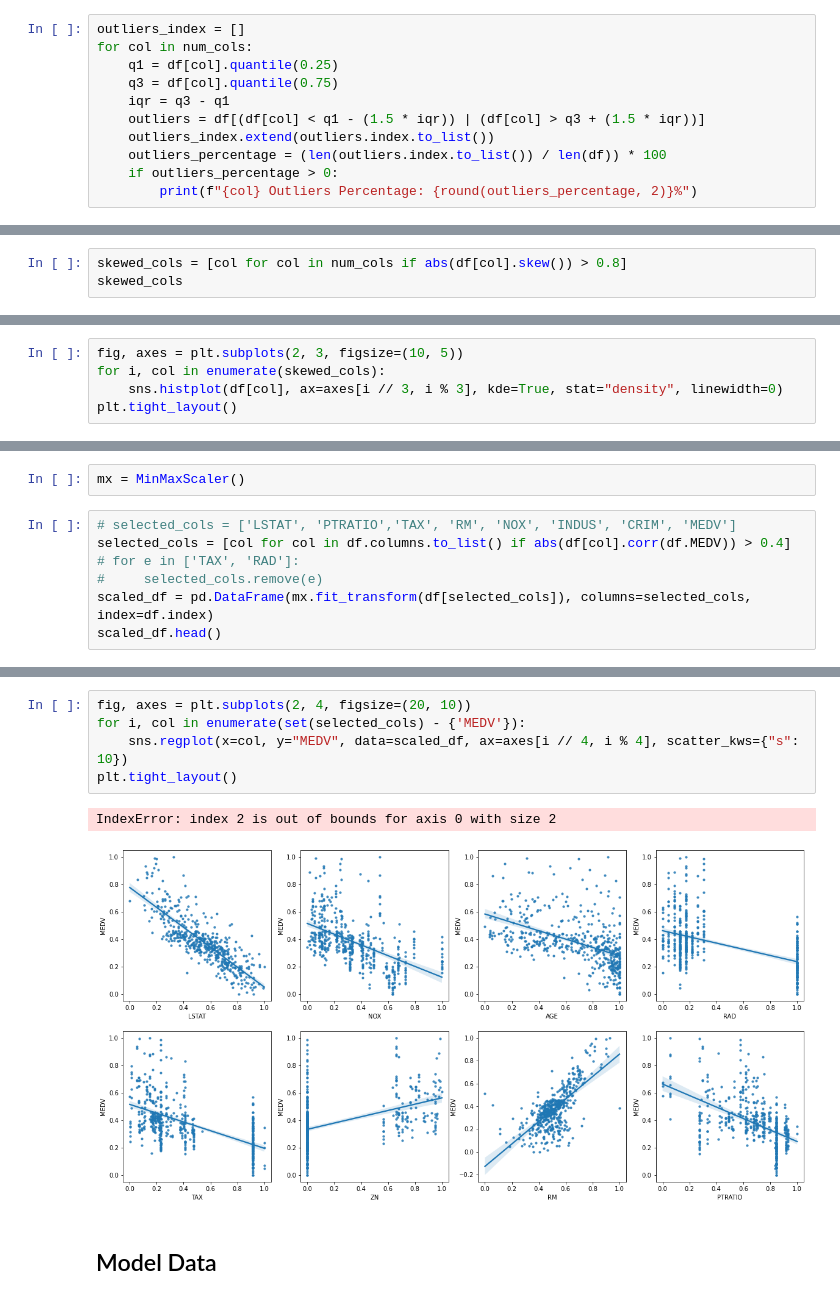
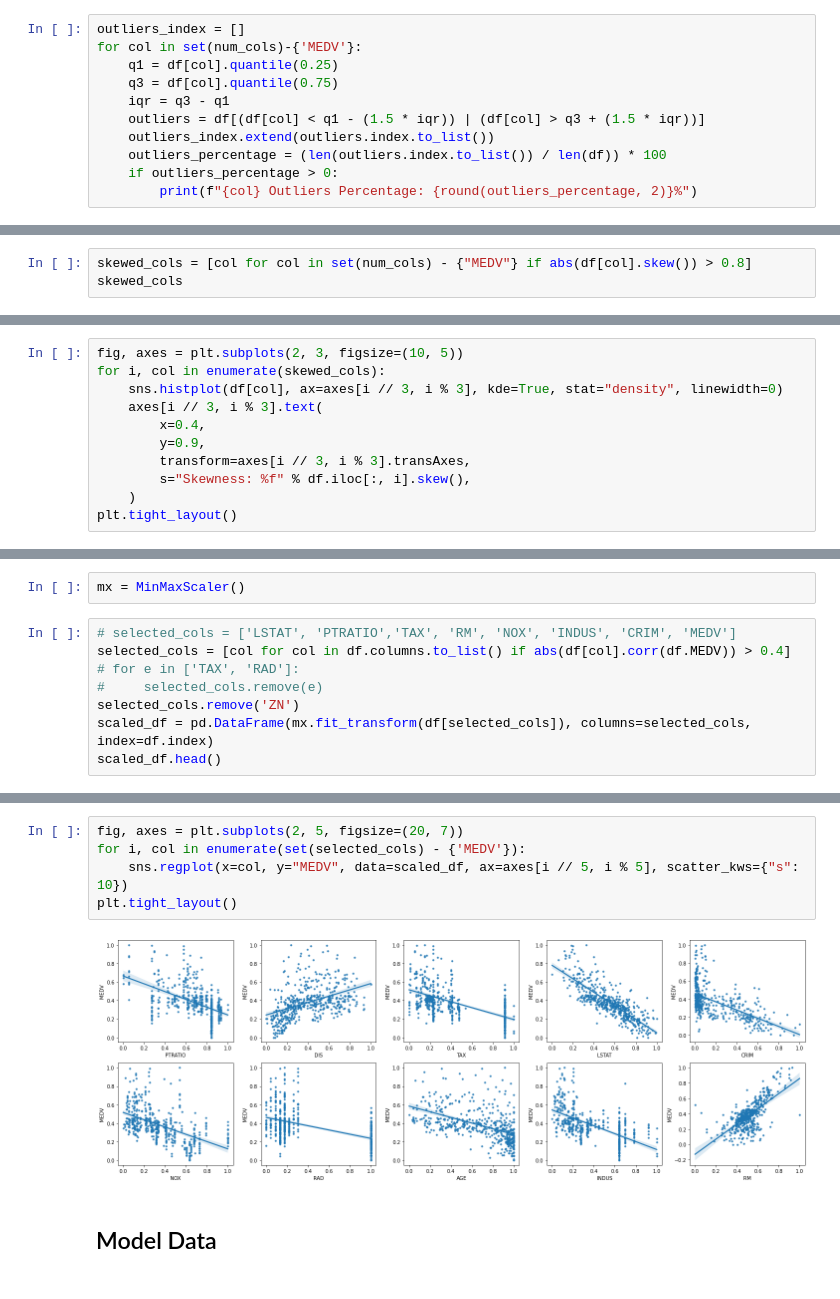
Before and after one commit to edutjie/Machine-Learning-Indonesia.AI, a Jupyter notebook: assignments/EduardusTjitrahardja_A2_batch17.ipynb, the cells around one changed output, grey strips where cells are left out. Drawn from its saved outputs; the diff is of its cells as text.

```diff
--- a/assignments/EduardusTjitrahardja_A2_batch17.ipynb
+++ b/assignments/EduardusTjitrahardja_A2_batch17.ipynb
@@ -156,6 +152,6 @@ len(df)
 # %%
 outliers_index = []
-for col in num_cols:
+for col in set(num_cols)-{'MEDV'}:
     q1 = df[col].quantile(0.25)
     q3 = df[col].quantile(0.75)
     iqr = q3 - q1
@@ -191,6 +186,6 @@ Shape after dropping outliers: (490, 14)
 # %% [markdown]
 ### Fix Skewness
 # %%
-skewed_cols = [col for col in num_cols if abs(df[col].skew()) > 0.8]
+skewed_cols = [col for col in set(num_cols) - {"MEDV"} if abs(df[col].skew()) > 0.8]
 skewed_cols
 # %% [output]
@@ -202,5 +197,11 @@ for col in skewed_cols:
 fig, axes = plt.subplots(2, 3, figsize=(10, 5))
 for i, col in enumerate(skewed_cols):
     sns.histplot(df[col], ax=axes[i // 3, i % 3], kde=True, stat="density", linewidth=0)
+    axes[i // 3, i % 3].text(
+        x=0.4,
+        y=0.9,
+        transform=axes[i // 3, i % 3].transAxes,
+        s="Skewness: %f" % df.iloc[:, i].skew(),
+    )
 plt.tight_layout()
 # %% [output]
@@ -232,6 +233,7 @@ mx = MinMaxScaler()
 selected_cols = [col for col in df.columns.to_list() if abs(df[col].corr(df.MEDV)) > 0.4]
 # for e in ['TAX', 'RAD']:
 #     selected_cols.remove(e)
+selected_cols.remove('ZN')
 scaled_df = pd.DataFrame(mx.fit_transform(df[selected_cols]), columns=selected_cols, index=df.index)
 scaled_df.head()
 # %% [output]
@@ -244,11 +246,10 @@ scaled_df.head()
 # %%
-fig, axes = plt.subplots(2, 4, figsize=(20, 10))
+fig, axes = plt.subplots(2, 5, figsize=(20, 7))
 for i, col in enumerate(set(selected_cols) - {'MEDV'}):
-    sns.regplot(x=col, y="MEDV", data=scaled_df, ax=axes[i // 4, i % 4], scatter_kws={"s": 10})
+    sns.regplot(x=col, y="MEDV", data=scaled_df, ax=axes[i // 5, i % 5], scatter_kws={"s": 10})
 plt.tight_layout()
 # %% [output]
-IndexError: index 2 is out of bounds for axis 0 with size 2
-[figure, old version]
+[figure, new version]
 # %% [markdown]
 ## Model Data
 # %%
```
Also changed, not shown: parts of 16 cells of this notebook.
